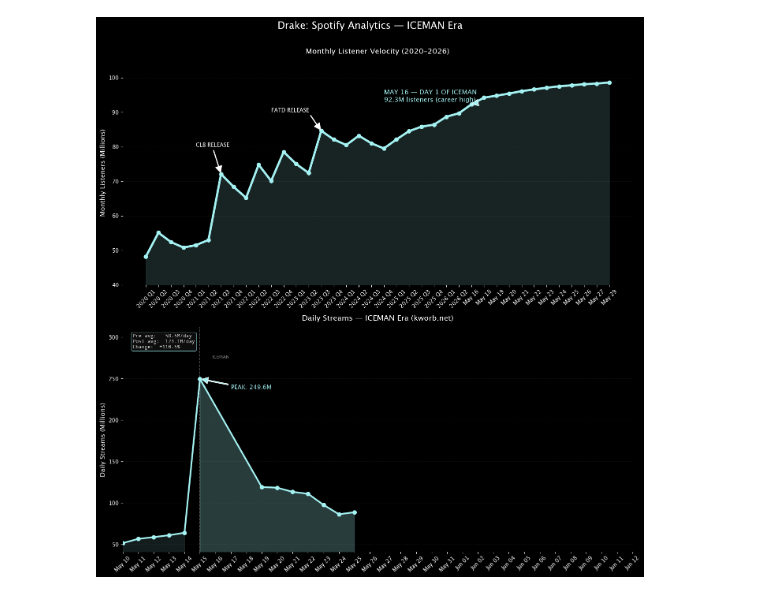
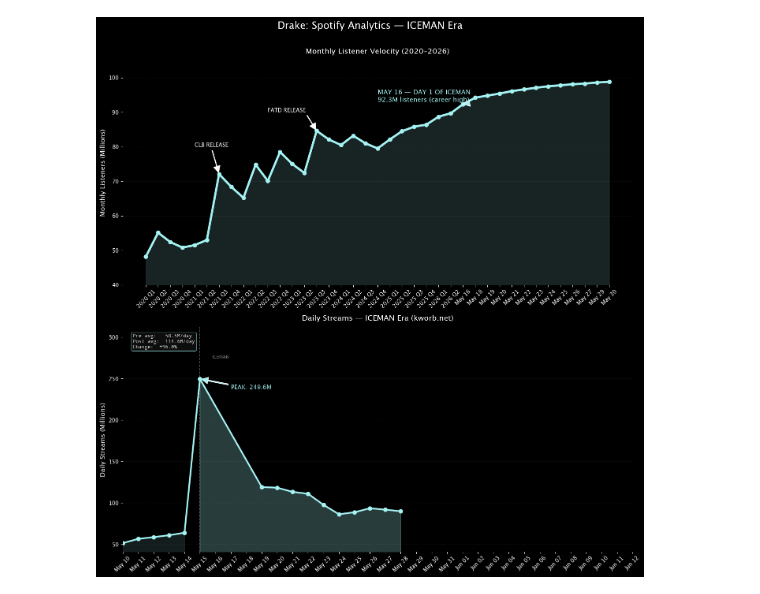
Before and after one commit to john15young/Spotify-First-Week-Streaming-Predictor, a Jupyter notebook: Drake Spotify Monthly Listeners.ipynb, the cells around one changed output. Cells and saved outputs as stored; diff of their text form; code cells hidden in the pictures.

```diff
--- a/Drake Spotify Monthly Listeners.ipynb
+++ b/Drake Spotify Monthly Listeners.ipynb
@@ -15,14 +15,14 @@ listener_data = {
                 '2023 Q1','2023 Q2','2023 Q3','2023 Q4',
                 '2024 Q1','2024 Q2','2024 Q3','2024 Q4',
                 '2025 Q1','2025 Q2','2025 Q3','2025 Q4',
-                '2026 Q1','2026 Q2','May 16','May 18','May 19','May 20','May 21','May 22','May 23','May 24','May 25','May 26','May 27','May 29'],
+                '2026 Q1','2026 Q2','May 16','May 18','May 19','May 20','May 21','May 22','May 23','May 24','May 25','May 26','May 27','May 29','May 30'],
     'Listeners': [48.2,55.1,52.4,50.8,
                   51.5,53.0,72.1,68.4,
                   65.2,74.8,70.1,78.5,
                   75.0,72.4,84.6,82.1,
                   80.5,83.2,81.0,79.5,
                   82.1,84.5,85.8,86.4,
-                  88.7,89.7,92.3,94.2,94.8,95.4,96.1,96.6,97.1,97.5,97.8,98.1,98.3,98.6]
+                  88.7,89.7,92.3,94.2,94.8,95.4,96.1,96.6,97.1,97.5,97.8,98.1,98.3,98.6,98.8]
 }
 
 # kworb.net/spotify/artists.html → "Daily" column, logged each morning in millions
@@ -30,10 +30,10 @@ listener_data = {
 stream_data = {
     'Date':    ['2026-05-10','2026-05-11','2026-05-12','2026-05-13','2026-05-14',
                 '2026-05-15','2026-05-16','2026-05-17','2026-05-18','2026-05-19',
-                '2026-05-20','2026-05-21','2026-05-22','2026-05-23','2026-05-24','2026-05-25'],
+                '2026-05-20','2026-05-21','2026-05-22','2026-05-23','2026-05-24','2026-05-25', '2026-05-26', '2026-05-27','2026-05-28'],
     'Streams': [51.6, 56.7, 58.8, 61.1, 64.1,
                 249.6, None, None, None,
-                119.2, 118.4, 113.4, 111.1, 97.7, 86.4, 88.8]
+                119.2, 118.4, 113.4, 111.1, 97.7, 86.4, 88.8, 93.6, 92, 90]
 }
 
 # ── CONFIG ────────────────────────────────────────────────────────────────────
@@ -120,31 +120,31 @@ if has_streams and not df_s.empty:
                      xytext=(peak['Date'] + pd.Timedelta(days=2), peak['Streams'] * 0.95),
                      arrowprops=dict(facecolor=ICEMAN_BLUE, shrink=0.05, width=2),
                      fontsize=11, fontweight='bold', color=ICEMAN_BLUE)
 
     pre_avg  = pre['Streams'].mean()  if not pre.empty  else 0
     post_avg = post['Streams'].mean() if not post.empty else 0
     if pre_avg and post_avg:
         pct = (post_avg - pre_avg) / pre_avg * 100
         ax2.text(0.02, 0.97, f"Pre avg:   {pre_avg:.1f}M/day\nPost avg:  {post_avg:.1f}M/day\nChange:  {pct:+.1f}%",
                  transform=ax2.transAxes, fontsize=9, verticalalignment='top',
                  family='monospace', color='white',
                  bbox=dict(boxstyle='round', facecolor='#111', alpha=0.8,
                            edgecolor=ICEMAN_BLUE, linewidth=0.8))
 
     y_min = df_s['Streams'].min() * 0.8
     y_max = df_s['Streams'].max() * 1.25
     ax2.set_ylim(y_min, y_max)
     add_release_line(ax2)
     set_date_axis(ax2)
 else:
     empty_chart(ax2, 'No stream data yet\nAdd dates + streams to stream_data above')
     ax2.set_ylim(0, 60)
 
 ax2.set_title("Daily Streams — ICEMAN Era (kworb.net)", fontsize=14, pad=12)
 ax2.set_ylabel("Daily Streams (Millions)", fontsize=12)
 clean_ax(ax2)
 
 plt.tight_layout()
 plt.show()
 # %% [output]
-[figure, old version]
+[figure, new version]
```
